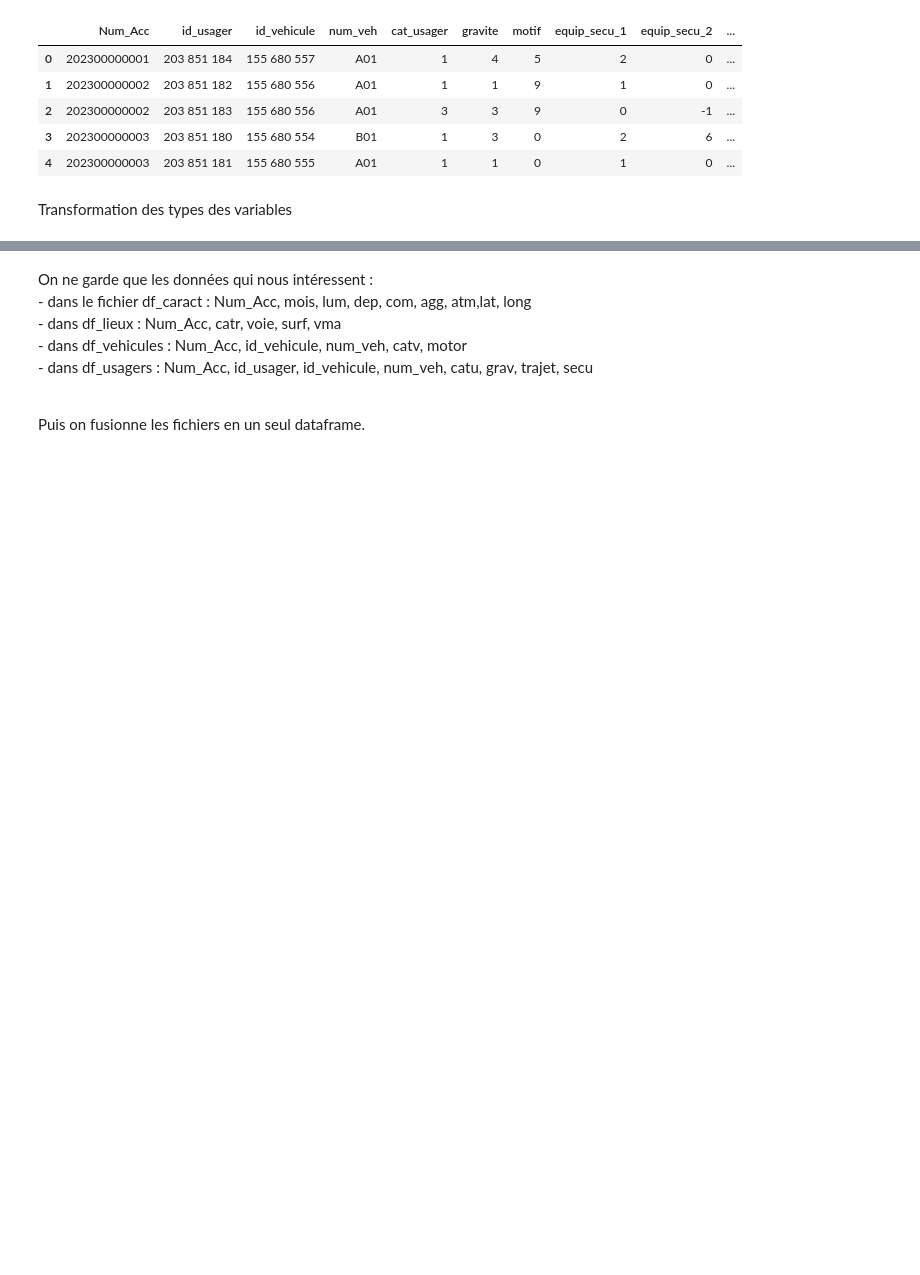
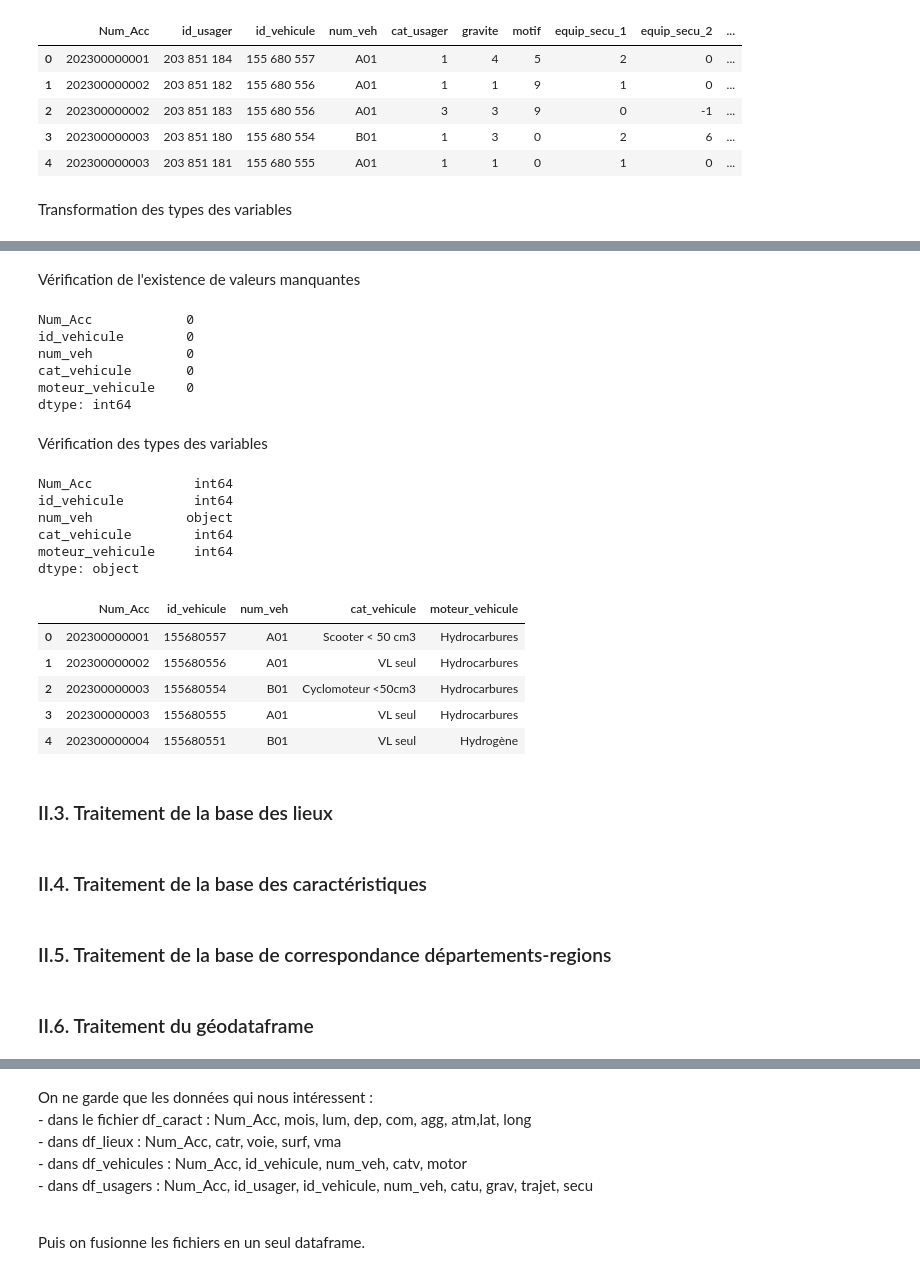
Before and after one commit to celineferbach/Projet-accidents-de-la-route, a Jupyter notebook: importation.ipynb, the cells around one changed output, grey strips where cells are left out. Cells and saved outputs as stored; diff of their text form; code cells hidden in the pictures; blank space fills up the shorter version.

```diff
--- a/importation.ipynb
+++ b/importation.ipynb
@@ -265,0 +292,26 @@ df_usagers['num_veh']=df_usagers['num_veh'].astype(str)
+# %%
+noms_col = {'Num_Acc':'Num_Acc','id_vehicule':'id_vehicule','num_veh':'num_veh','catv':'cat_vehicule',
+'motor':'moteur_vehicule'}
+df_vehicules = df_vehicules.rename(columns=noms_col)
+# %% [markdown]
+Vérification de l'existence de valeurs manquantes
+# %%
+df_vehicules.isna().sum()
+# %% [output]
+Num_Acc            0
+id_vehicule        0
+num_veh            0
+cat_vehicule       0
+moteur_vehicule    0
+dtype: int64
+# %% [markdown]
+Vérification des types des variables
+# %%
+df_vehicules.dtypes
+# %% [output]
+Num_Acc             int64
+id_vehicule         int64
+num_veh            object
+cat_vehicule        int64
+moteur_vehicule     int64
+dtype: object
@@ -265,0 +321,9 @@ df_usagers['num_veh']=df_usagers['num_veh'].astype(str)
+# %%
+df_vehicules.head()
+# %% [output]
+|  | Num_Acc | id_vehicule | num_veh | cat_vehicule | moteur_vehicule |
+| 0 | 202300000001 | 155680557 | A01 | Scooter < 50 cm3 | Hydrocarbures |
+| 1 | 202300000002 | 155680556 | A01 | VL seul | Hydrocarbures |
+| 2 | 202300000003 | 155680554 | B01 | Cyclomoteur <50cm3 | Hydrocarbures |
+| 3 | 202300000003 | 155680555 | A01 | VL seul | Hydrocarbures |
+| 4 | 202300000004 | 155680551 | B01 | VL seul | Hydrogène |
@@ -265,0 +336,8 @@ df_usagers['num_veh']=df_usagers['num_veh'].astype(str)
+# %% [markdown]
+### II.3. Traitement de la base des lieux
+# %% [markdown]
+### II.4. Traitement de la base des caractéristiques
+# %% [markdown]
+### II.5. Traitement de la base de correspondance départements-regions
+# %% [markdown]
+### II.6. Traitement du géodataframe
```
Also changed, not shown: parts of 18 cells of this notebook, 1 other file.
